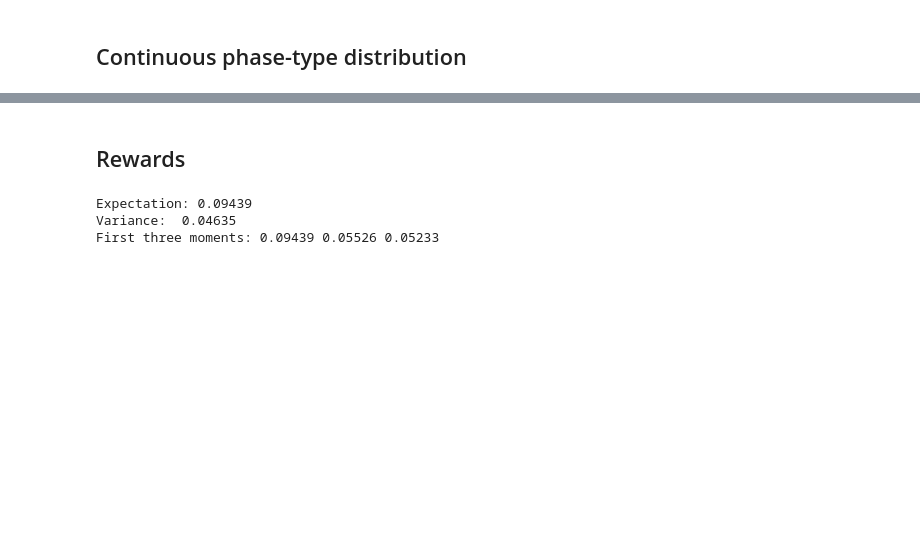
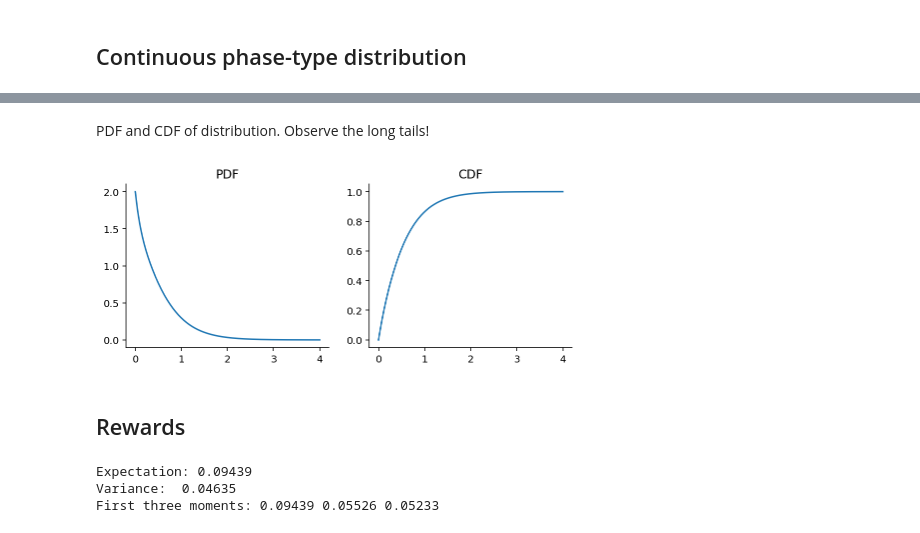
Before and after one commit to munch-group/PtDAlgorithms, a Jupyter notebook: examples/full_python_api_example.ipynb, the cells around one changed output, grey strips where cells are left out. Cells and saved outputs as stored; diff of their text form; code cells hidden in the pictures; blank space fills up the shorter version.

```diff
--- a/examples/full_python_api_example.ipynb
+++ b/examples/full_python_api_example.ipynb
@@ -237,0 +164,2 @@ PDF and CDF of distribution. Observe the long tails!
+# %%
+graph = construct_rabbit_graph(2, 2, 4)
@@ -237,0 +233,2 @@ PDF and CDF of distribution. Observe the long tails!
+# %%
+time = np.arange(0, 4, 0.001)
@@ -237,0 +241,3 @@ PDF and CDF of distribution. Observe the long tails!
+# %%
+%%time
+cdf = graph.cdf(time)
@@ -237,0 +247,3 @@ PDF and CDF of distribution. Observe the long tails!
+# %%
+%%time
+pdf = graph.pdf(time)
@@ -238,3 +253,14 @@ PDF and CDF of distribution. Observe the long tails!
+# %% [markdown]
+PDF and CDF of distribution. Observe the long tails!
+# %%
+fig, (ax1, ax2) = plt.subplots(1, 2, figsize=(8, 3))
+ax1.plot(time, pdf)
+ax1.set_title("PDF")
+ax2.plot(time, cdf)
+ax2.set_title("CDF")
+sns.despine()
+# %% [output]
+[figure, added]
 # %% [markdown]
 ## Rewards
 # %%
```
Also changed, not shown: parts of 28 cells of this notebook, 2 other files.
